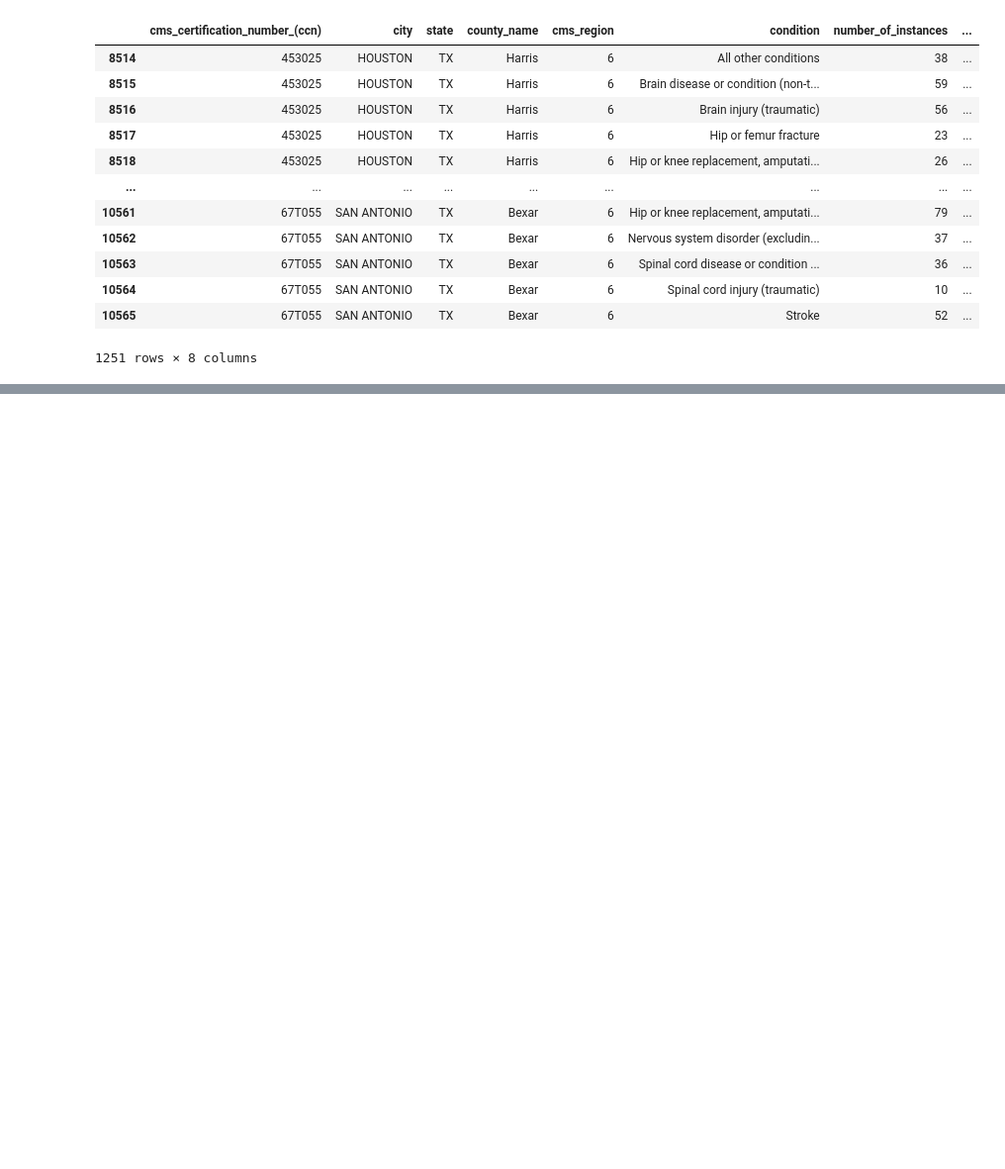
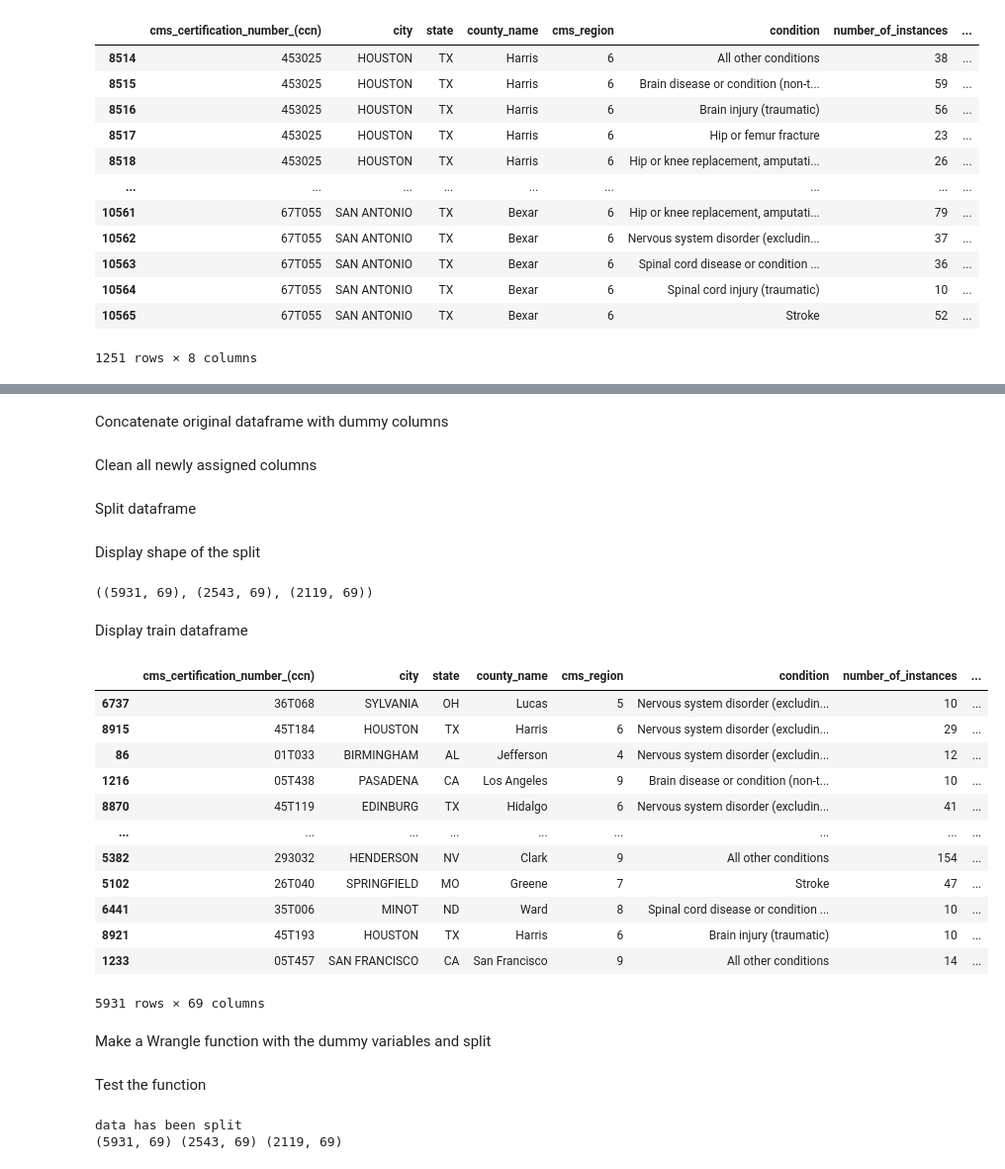
Before and after one commit to AJMartinezLlanes/medicare-inpatient-rehab-conditions, a Jupyter notebook: wrangle.ipynb, the cells around one changed output, grey strips where cells are left out. Shown at 99% size. Drawn from its saved outputs; the diff is of its cells as text; code cells hidden in the pictures; blank space fills up the shorter version.

```diff
--- a/wrangle.ipynb
+++ b/wrangle.ipynb
@@ -284,0 +314,2 @@ df = df.fillna(0)
+# %%
+df= df.astype({'cms_region':'object', 'footnote':'object'})
@@ -381,0 +461,2 @@ df1[(df1.state == 'TX')==True]
+# %%
+dummy_df = pd.get_dummies(df[['state', 'condition']], dummy_na=False)
@@ -381,0 +503,6 @@ df1[(df1.state == 'TX')==True]
+# %% [markdown]
+Concatenate original dataframe with dummy columns
+# %%
+df = pd.concat([df,dummy_df], axis=1)
+# %% [markdown]
+Clean all newly assigned columns
@@ -381,0 +511,31 @@ df1[(df1.state == 'TX')==True]
+# %% [markdown]
+Split dataframe
+# %%
+train_validate, test = train_test_split(df, test_size=.2, random_state=177)
+train, validate = train_test_split(train_validate, test_size=.3, random_state=177)
+# %% [markdown]
+Display shape of the split
+# %%
+train.shape, validate.shape, test.shape
+# %% [output]
+((5931, 69), (2543, 69), (2119, 69))
+# %% [markdown]
+Display train dataframe
+# %%
+train
+# %% [output]
+|  | cms_certification_number_(ccn) | city | state | county_name | cms_region | condition | number_of_instances | ... |
+| 6737 | 36T068 | SYLVANIA | OH | Lucas | 5 | Nervous system disorder (excludin... | 10 | ... |
+| 8915 | 45T184 | HOUSTON | TX | Harris | 6 | Nervous system disorder (excludin... | 29 | ... |
+| 86 | 01T033 | BIRMINGHAM | AL | Jefferson | 4 | Nervous system disorder (excludin... | 12 | ... |
+| 1216 | 05T438 | PASADENA | CA | Los Angeles | 9 | Brain disease or condition (non-t... | 10 | ... |
+| 8870 | 45T119 | EDINBURG | TX | Hidalgo | 6 | Nervous system disorder (excludin... | 41 | ... |
+| ... | ... | ... | ... | ... | ... | ... | ... | ... |
+| 5382 | 293032 | HENDERSON | NV | Clark | 9 | All other conditions | 154 | ... |
+| 5102 | 26T040 | SPRINGFIELD | MO | Greene | 7 | Stroke | 47 | ... |
+| 6441 | 35T006 | MINOT | ND | Ward | 8 | Spinal cord disease or condition ... | 10 | ... |
+| 8921 | 45T193 | HOUSTON | TX | Harris | 6 | Brain injury (traumatic) | 10 | ... |
+| 1233 | 05T457 | SAN FRANCISCO | CA | San Francisco | 9 | All other conditions | 14 | ... |
+5931 rows × 69 columns
+# %% [markdown]
+Make a Wrangle function with the dummy variables and split
@@ -381,0 +564,7 @@ df1[(df1.state == 'TX')==True]
+# %% [markdown]
+Test the function
+# %%
+train1, validate1, test1 = wrangle(df1)
+# %% [output]
+data has been split
+(5931, 69) (2543, 69) (2119, 69)
```
Also changed, not shown: parts of 35 cells of this notebook, 3 other files.
